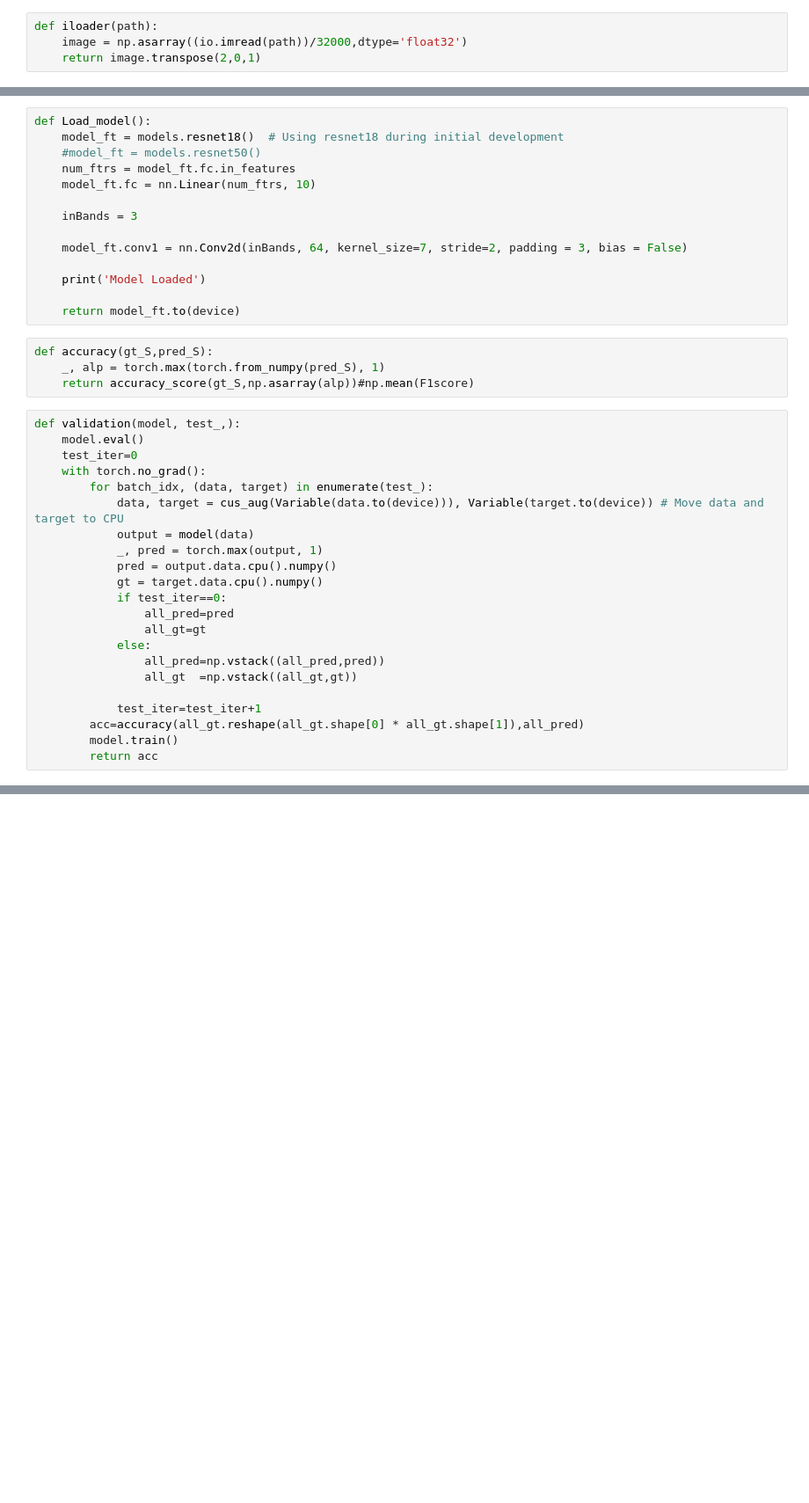
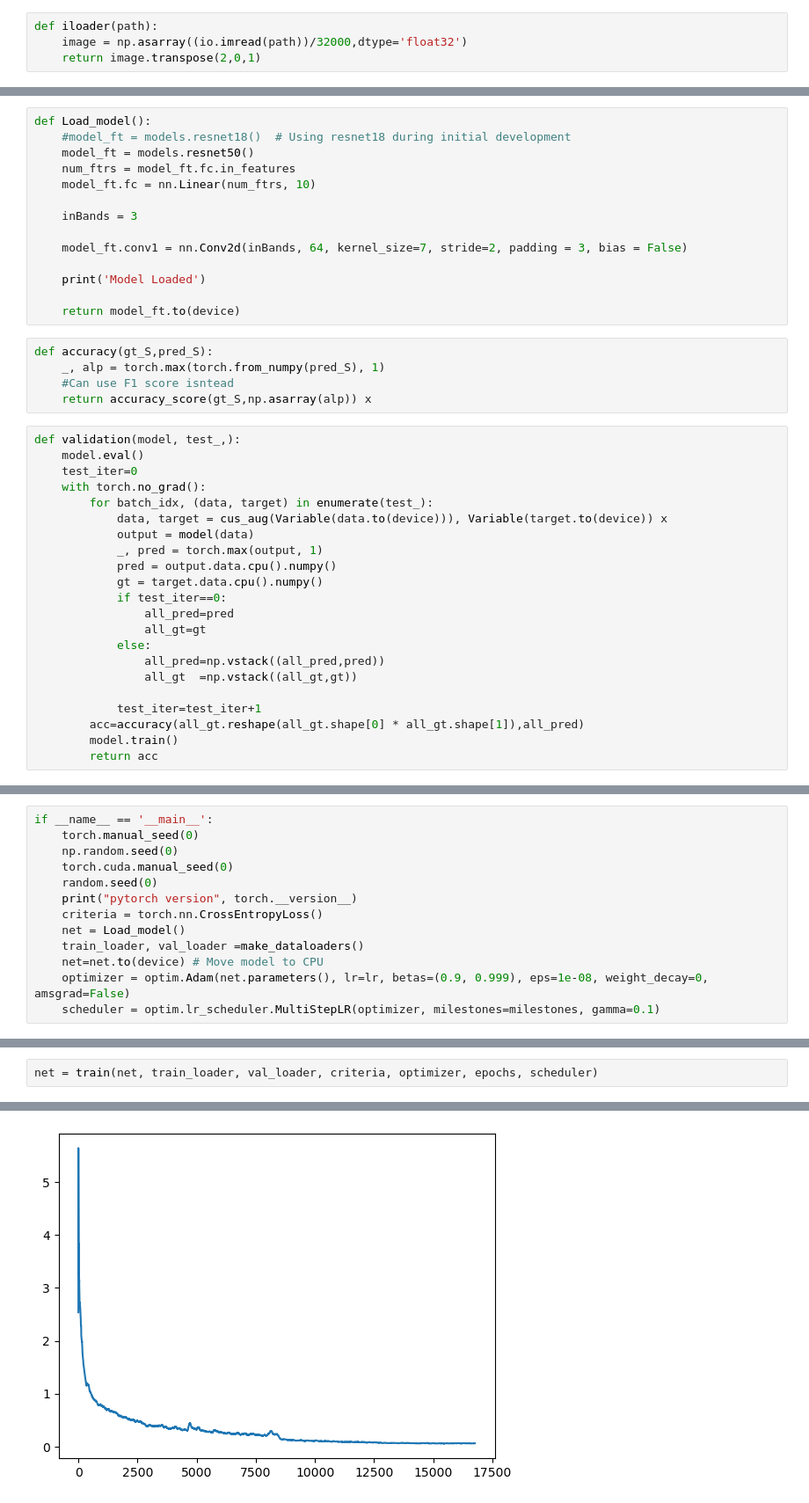
Before and after one commit to cloudburstnow/Eurosat-LandClassification-Resnet-Pytorch, a Jupyter notebook: landuse_pytorch.ipynb, the cells around one changed output, grey strips where cells are left out. Shown at 88% size. Cells and saved outputs as stored; diff of their text form; blank space fills up the shorter version.

Commit message:
Training w/ Validation and Model Saving

```diff
--- a/landuse_pytorch.ipynb
+++ b/landuse_pytorch.ipynb
@@ -26,7 +89,7 @@ def make_dataloaders():
 # %%
 def Load_model():
-    model_ft = models.resnet18()  # Using resnet18 during initial development
-    #model_ft = models.resnet50()
+    #model_ft = models.resnet18()  # Using resnet18 during initial development
+    model_ft = models.resnet50()
     num_ftrs = model_ft.fc.in_features
     model_ft.fc = nn.Linear(num_ftrs, 10)
 
@@ -40,14 +103,15 @@ def Load_model():
 # %%
 def accuracy(gt_S,pred_S):
     _, alp = torch.max(torch.from_numpy(pred_S), 1)
-    return accuracy_score(gt_S,np.asarray(alp))#np.mean(F1score)
+    #Can use F1 score isntead
+    return accuracy_score(gt_S,np.asarray(alp)) x
 # %%
 def validation(model, test_,):
     model.eval()
     test_iter=0
     with torch.no_grad():
         for batch_idx, (data, target) in enumerate(test_):
-            data, target = cus_aug(Variable(data.to(device))), Variable(target.to(device)) # Move data and target to CPU
+            data, target = cus_aug(Variable(data.to(device))), Variable(target.to(device)) x
             output = model(data)
             _, pred = torch.max(output, 1)
             pred = output.data.cpu().numpy()
@@ -91,0 +180,13 @@ def cus_aug(data):
+# %%
+if __name__ == '__main__':
+    torch.manual_seed(0)
+    np.random.seed(0)
+    torch.cuda.manual_seed(0)
+    random.seed(0)
+    print("pytorch version", torch.__version__)
+    criteria = torch.nn.CrossEntropyLoss()
+    net = Load_model()
+    train_loader, val_loader =make_dataloaders()
+    net=net.to(device) # Move model to CPU
+    optimizer = optim.Adam(net.parameters(), lr=lr, betas=(0.9, 0.999), eps=1e-08, weight_decay=0, amsgrad=False)
+    scheduler = optim.lr_scheduler.MultiStepLR(optimizer, milestones=milestones, gamma=0.1)
@@ -91,0 +216,3 @@ def cus_aug(data):
+# %%
+net = train(net, train_loader, val_loader, criteria, optimizer, epochs, scheduler)
+# %% [output]
@@ -91,0 +221 @@ def cus_aug(data):
+[figure, added]
```
Also changed, not shown: parts of 12 cells of this notebook, 1 other file.
